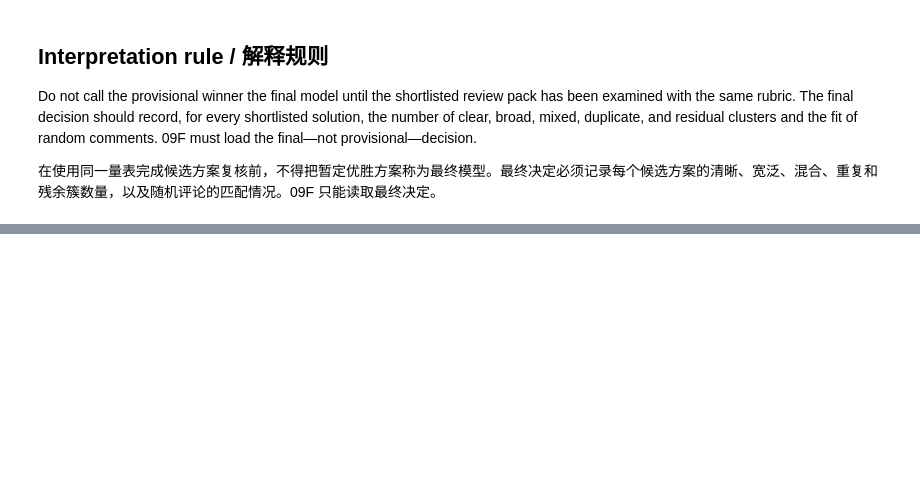
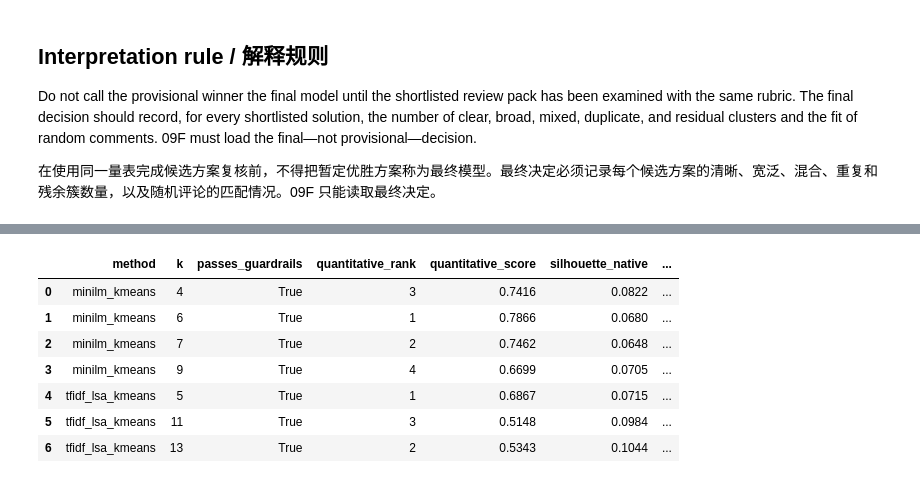
Before and after one commit to Rahulbhat2022/Dataminingproject, a Jupyter notebook: DM1_09e_review_informed_k_selection.ipynb, the cells around one changed output, grey strips where cells are left out. Drawn from its saved outputs; the diff is of its cells as text; code cells hidden in the pictures; blank space fills up the shorter version.

```diff
--- a/DM1_09e_review_informed_k_selection.ipynb
+++ b/DM1_09e_review_informed_k_selection.ipynb
@@ -617,0 +732,92 @@ The full auditable decision is saved in `v2_clustering_outputs_09e_model_selecti
+# %%
+review_summary = pd.DataFrame([
+    {
+        "method": "minilm_kmeans", "k": 4,
+        "clear_clusters": 1, "broad_clusters": 2, "mixed_clusters": 1,
+        "duplicate_clusters": 0, "residual_clusters": 0,
+        "interpretation_decision": "reject_too_coarse",
+        "review_note": "EV is clear, but physical climate, carbon/fossil, and energy-system clusters are too broad for the research objective.",
+    },
+    {
+        "method": "minilm_kmeans", "k": 6,
+        "clear_clusters": 3, "broad_clusters": 2, "mixed_clusters": 1,
+        "duplicate_clusters": 0, "residual_clusters": 0,
+        "interpretation_decision": "retain_as_coarse_sensitivity",
+        "review_note": "Stable coarse structure, but nuclear/renewables and belief/future-risk themes remain merged.",
+    },
+    {
+        "method": "minilm_kmeans", "k": 7,
+        "clear_clusters": 4, "broad_clusters": 3, "mixed_clusters": 0,
+        "duplicate_clusters": 0, "residual_clusters": 0,
+        "interpretation_decision": "retain_as_sensitivity",
+        "review_note": "Clearer than k=6, but nuclear and renewable-grid discussions remain combined.",
+    },
+    {
+        "method": "minilm_kmeans", "k": 9,
+        "clear_clusters": 6, "broad_clusters": 3, "mixed_clusters": 0,
+        "duplicate_clusters": 0, "residual_clusters": 0,
+        "interpretation_decision": "selected",
+        "review_note": "Separates nine substantive themes without tiny, duplicate, or forced residual clusters; six are clear or mostly clear and three retain broad labels.",
+    },
+    {
+        "method": "tfidf_lsa_kmeans", "k": 5,
+        "clear_clusters": 2, "broad_clusters": 2, "mixed_clusters": 1,
+        "duplicate_clusters": 0, "residual_clusters": 0,
+        "interpretation_decision": "reject_too_coarse",
+        "review_note": "Very stable but collapses EV, emissions, oil, China, and policy into one large lexical cluster.",
+    },
+    {
+        "method": "tfidf_lsa_kmeans", "k": 11,
+        "clear_clusters": 6, "broad_clusters": 4, "mixed_clusters": 0,
+        "duplicate_clusters": 1, "residual_clusters": 0,
+        "interpretation_decision": "selected_as_baseline",
+        "review_note": "Best lexical baseline compromise: more useful than k=5 and less redundant than k=13.",
+    },
+    {
+        "method": "tfidf_lsa_kmeans", "k": 13,
+        "clear_clusters": 8, "broad_clusters": 2, "mixed_clusters": 0,
+        "duplicate_clusters": 3, "residual_clusters": 0,
+        "interpretation_decision": "reject_redundant",
+        "review_note": "Higher lexical resolution, but three overlapping fossil-fuel and oil clusters reduce parsimony.",
+    },
+])
+
+review_summary.to_csv(
+    OUTPUT_DIR / "comparable_interpretation_review_summary.csv",
+    index=False,
+    encoding="utf-8-sig",
+)
+
+review_comparison = review_summary.merge(
+    selection_scores[[
+        "method", "k", "passes_guardrails", "quantitative_rank",
+        "quantitative_score", "silhouette_native", "mean_seed_ari",
+        "minimum_cluster_share", "maximum_cluster_share",
+    ]],
+    on=["method", "k"],
+    how="left",
+    validate="one_to_one",
+)
+
+review_columns = [
+    "method", "k", "passes_guardrails", "quantitative_rank",
+    "quantitative_score", "silhouette_native", "mean_seed_ari",
+    "minimum_cluster_share", "maximum_cluster_share",
+    "clear_clusters", "broad_clusters", "mixed_clusters",
+    "duplicate_clusters", "residual_clusters",
+    "interpretation_decision", "review_note",
+]
+display(
+    review_comparison[review_columns]
+    .sort_values(["method", "k"])
+    .round(4)
+)
+# %% [output]
+|  | method | k | passes_guardrails | quantitative_rank | quantitative_score | silhouette_native | ... |
+| 0 | minilm_kmeans | 4 | True | 3 | 0.7416 | 0.0822 | ... |
+| 1 | minilm_kmeans | 6 | True | 1 | 0.7866 | 0.0680 | ... |
+| 2 | minilm_kmeans | 7 | True | 2 | 0.7462 | 0.0648 | ... |
+| 3 | minilm_kmeans | 9 | True | 4 | 0.6699 | 0.0705 | ... |
+| 4 | tfidf_lsa_kmeans | 5 | True | 1 | 0.6867 | 0.0715 | ... |
+| 5 | tfidf_lsa_kmeans | 11 | True | 3 | 0.5148 | 0.0984 | ... |
+| 6 | tfidf_lsa_kmeans | 13 | True | 2 | 0.5343 | 0.1044 | ... |
```
Also changed, not shown: parts of 10 cells of this notebook, 1 other file.
